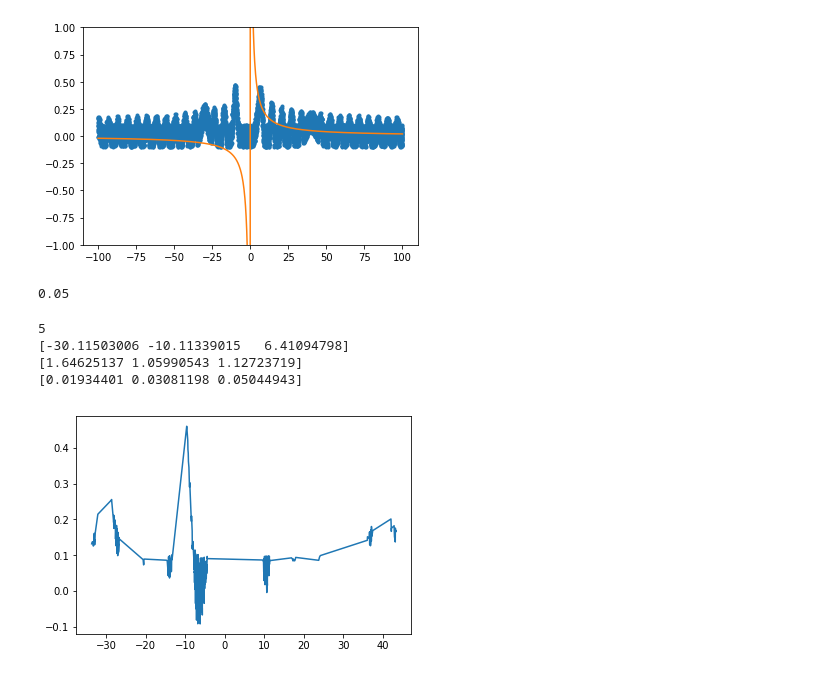
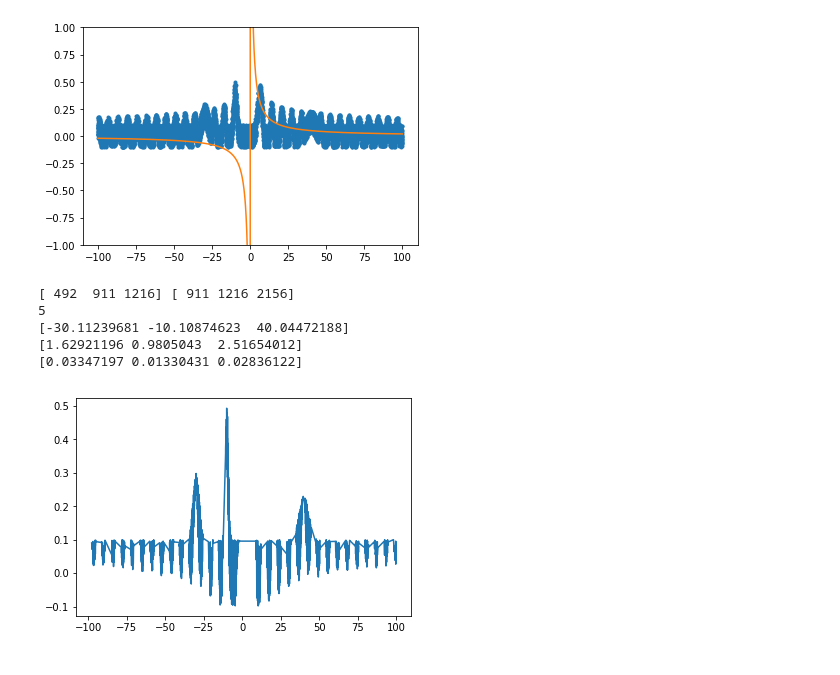
Before and after one commit to psmd-iberutaru/Akamai-Internship, a Jupyter notebook: Codebase/gaussian_fitting.ipynb, the cells around one changed output. Drawn from its saved outputs; the diff is of its cells as text; code cells hidden in the pictures.

Commit message:
Revamped multigaussian generation and fitting, seemed to have fixed bessel-gaussian fitting, fixed a few bugs.

```diff
--- a/Codebase/gaussian_fitting.ipynb
+++ b/Codebase/gaussian_fitting.ipynb
@@ -143,12 +143,17 @@ print(np.abs(np.average(list_fit_mean) - test_mean),
 np.abs(np.average(list_fit_std_dev) - test_std_dev),
 np.abs(np.average(list_fit_height) - test_height))
 # %%
-center_list = [-1,-4,0,3,5]
-std_dev_list = [1,1,1,1,1]
-height_list = [-1,-0.5,0,0.5,1]
+center_list = [-8,-4,0,3,5]
+std_dev_list = [1,2,1,2,3]
+height_list = [0,0,0,0.01,0]
 x_domain_list = np.array([[-10,10],[-10,10],[-10,10],[-10,10],[-10,10]])
-noise_domain_list = x_domain_list / 10000
+noise_domain_list = x_domain_list / 1000
 n_datapoints = 10000
 # %%
 x_points,y_points = gaussfit.generate_noisy_multigaussian(center_list,std_dev_list,height_list,
-                                                          noise_domain_list,x_domain_list,n_datapoints=n_datapoints)
+                                                          noise_domain_list,x_domain=[-10,10],n_datapoints=n_datapoints)
+
+plt.plot(x_points,y_points)
+plt.show
+
+print(x_points)
@@ -170,6 +181,6 @@ print(x_points[peak_index])
 # %%
-data = gaussfit.fit_multigaussian(x_points,y_points,fft_keep=0.001)
+data = gaussfit.fit_multigaussian(x_points,y_points,prominence=0.05,window_len_ratio=0.001,sg_polyorder=0)
 centers = data[0]
 std_devs = data[1]
 heights = data[2]
-print(std_devs)
+print(centers)
@@ -213,7 +227,7 @@ plt.show()
 # %% [output]
 [figure]
 # %%
-arbitrary={'fft_cutoff': 0.05, 'prominence': 0.05,'prom_height_ratio': 0.05,'gauss_toler':0.01,'bess_mask_toler': 0.075}
+arbitrary={'fft_cutoff': 0.05, 'prominence': 0.25,'prom_height_ratio': 0.01,'gauss_toler':0.01,'bess_mask_toler': 0.1}
 
 fitted_order, center_array, std_dev_array, height_array, covariance = \
     gaubessfit.gaussian_bessel_fit(x_inputs,y_output,arbitrary=arbitrary)
@@ -223,35 +237,35 @@ print(center_array)
 print(std_dev_array)
 print(height_array)
 # %% [output]
-0.05
+[ 492  911 1216] [ 911 1216 2156]
+5
+[-30.11239681 -10.10874623  40.04472188]
+[1.62921196 0.9805043  2.51654012]
+[0.03347197 0.01330431 0.02836122]
-5
-[-30.11503006 -10.11339015   6.41094798]
-[1.64625137 1.05990543 1.12723719]
-[0.01934401 0.03081198 0.05044943]
 # %%
 def _bessel_mask(x_values, y_values, order, bess_mask_toler,
                  *args, **kwargs):
     """
     This masks values from a bessel function.
     """
     # Type check
     x_values = valid.validate_float_array(x_values)
     y_values = valid.validate_float_array(y_values)
 
     # Once there is the fitted order, mask all the bessel function values
     # from the points.
     bessel_x = copy.deepcopy(x_values)
     bessel_y = bessfit.bessel_function_1st(bessel_x, fitted_order)
 
     # Mask the entire set within the gaussian bounds. True passes.
     passed_index = np.where(np.abs(y_values - bessel_y) > bess_mask_toler)
 
     # Return only the valid values via the valid index.
     return x_values[passed_index],y_values[passed_index]
 
-x_testplot,y_testplot =_bessel_mask(x_inputs,y_output,order=5,bess_mask_toler=0.25)
+x_testplot,y_testplot =_bessel_mask(x_inputs,y_output,order=5,bess_mask_toler=0.10)
 #plt.plot(x_inputs,y_output)
 plt.plot(x_testplot,y_testplot)
 plt.show()
 # %% [output]
-[figure, old version]
+[figure, new version]
```
Also changed, not shown: parts of 5 cells of this notebook, 5 other files.
